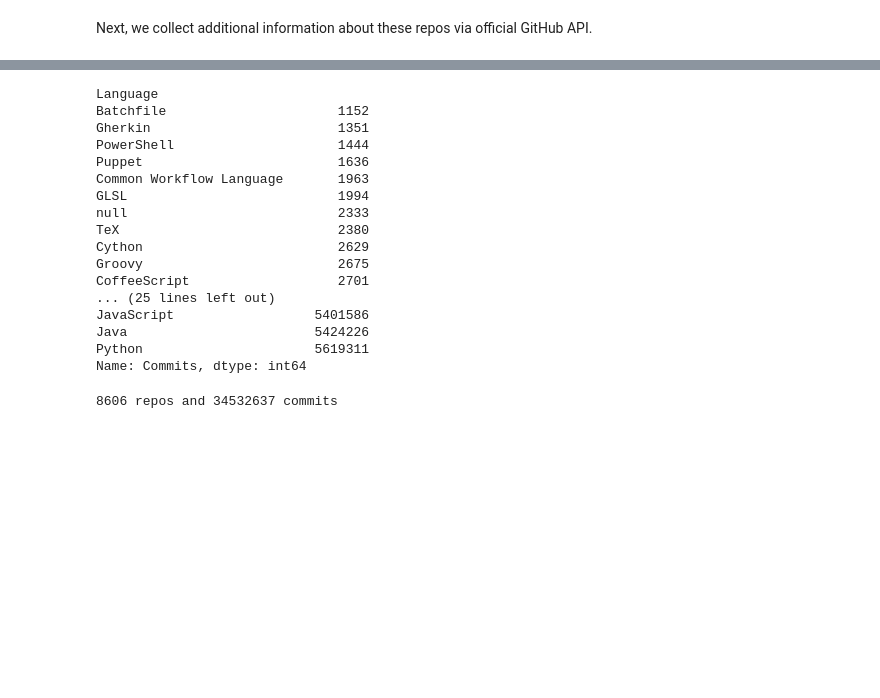
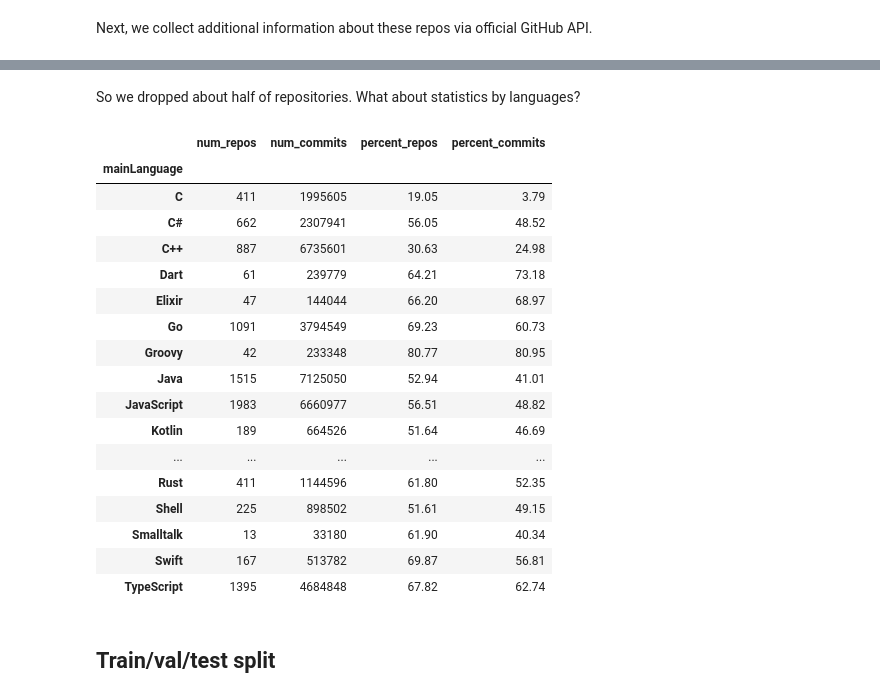
Before and after one commit to saridormi/commit_chronicle, a Jupyter notebook: notebooks/choosing_repos.ipynb, the cells around one changed output, grey strips where cells are left out. Cells and saved outputs as stored; diff of their text form; code cells hidden in the pictures; blank space fills up the shorter version.

Commit message:
Update notebooks with repositories to latest version

```diff
--- a/notebooks/choosing_repos.ipynb
+++ b/notebooks/choosing_repos.ipynb
@@ -119,0 +129,3 @@ ghs_df["Language"] = languages
+# %%
+github_metadata = pd.read_json(github_metadata_path, orient="records", lines=True)
+github_metadata
@@ -119,0 +155,5 @@ ghs_df["Language"] = languages
+# %%
+ghs_df = pd.read_csv("jan_2023_artifacts/ghs_results_25_jan_2023.csv", encoding_errors="ignore")
+ghs_df = ghs_df.merge(github_metadata, on="name", how="inner")
+ghs_df = ghs_df.loc[~ghs_df.github_full_name.isna()]
+ghs_df.groupby("mainLanguage").agg(num_repos=("name", "count"), num_commits=("commits", "sum"))
@@ -158,16 +206,14 @@ Next filtering steps:
 # %%
 # keep repos only with Apache / MIT / BSD license
-res_df = ghs_df.loc[
-    ghs_df["License"].isin(["Apache License 2.0", "MIT License", "BSD 3-Clause New or Revised License"])
+filtered_df = ghs_df.loc[
+    ghs_df["license"].isin(["Apache License 2.0", "MIT License", "BSD 3-Clause New or Revised License"])
 ]
-print(
-    f"After dropping repos without Apache/MIT/BSD licences: {len(res_df)}, diff with previous step: {len(ghs_df) - len(res_df)}"
+logger.info(
+    f"After dropping repos without Apache/MIT/BSD licences: {len(filtered_df)}, diff with previous step: {len(ghs_df) - len(filtered_df)} ({(len(ghs_df) - len(filtered_df)) / len(ghs_df) * 100 :.2f}%)"
 )
-prev_len = len(res_df)
+prev_len = len(filtered_df)
 
 # drop duplicate repos
-res_df = res_df.drop_duplicates(subset=["full_name"])
-print(f"After dropping full_name duplicates: {len(res_df)}, diff with previous step: {prev_len - len(res_df)}")
-
-res_df = res_df.sort_values(by="Stargazers", ascending=False)
+filtered_df = filtered_df.drop_duplicates(subset=["github_full_name"])
+print(f"After dropping full_name duplicates: {len(filtered_df)}, diff with previous step: {prev_len - len(filtered_df)} ({(prev_len - len(filtered_df)) / prev_len * 100 :.2f}%)")
 # %% [output]
@@ -206,24 +221,0 @@ Name: Name, dtype: int64
-# %%
-res_df.groupby("Language").sum()["Commits"].sort_values()
-# %% [output]
-Language
-Batchfile                      1152
-Gherkin                        1351
-PowerShell                     1444
-Puppet                         1636
-Common Workflow Language       1963
-GLSL                           1994
-null                           2333
-TeX                            2380
-Cython                         2629
-Groovy                         2675
-CoffeeScript                   2701
-... (25 lines left out)
-JavaScript                  5401586
-Java                        5424226
-Python                      5619311
-Name: Commits, dtype: int64
-# %%
-print(f"{len(res_df)} repos and {res_df['Commits'].sum()} commits")
-# %% [output]
-8606 repos and 34532637 commits
@@ -233,0 +222,27 @@ res_df["git_url"].to_csv("repos_urls.txt", index=None, header=None)
+# %% [markdown]
+So we dropped about half of repositories. What about statistics by languages?
+# %%
+ghs_stats = ghs_df.groupby("mainLanguage").agg(num_repos=("name", "count"), num_commits=("commits", "sum"))
+filtered_stats = filtered_df.groupby("mainLanguage").agg(num_repos=("name", "count"), num_commits=("commits", "sum"))
+filtered_stats["percent_repos"] = filtered_stats["num_repos"] / ghs_stats["num_repos"] * 100
+filtered_stats["percent_commits"] = filtered_stats["num_commits"] / ghs_stats["num_commits"] * 100
+filtered_stats
+# %% [output]
+|  | num_repos | num_commits | percent_repos | percent_commits |
+| mainLanguage |  |  |  |  |
+| C | 411 | 1995605 | 19.05 | 3.79 |
+| C# | 662 | 2307941 | 56.05 | 48.52 |
+| C++ | 887 | 6735601 | 30.63 | 24.98 |
+| Dart | 61 | 239779 | 64.21 | 73.18 |
+| Elixir | 47 | 144044 | 66.20 | 68.97 |
+| Go | 1091 | 3794549 | 69.23 | 60.73 |
+| Groovy | 42 | 233348 | 80.77 | 80.95 |
+| Java | 1515 | 7125050 | 52.94 | 41.01 |
+| JavaScript | 1983 | 6660977 | 56.51 | 48.82 |
+| Kotlin | 189 | 664526 | 51.64 | 46.69 |
+| ... | ... | ... | ... | ... |
+| Rust | 411 | 1144596 | 61.80 | 52.35 |
+| Shell | 225 | 898502 | 51.61 | 49.15 |
+| Smalltalk | 13 | 33180 | 61.90 | 40.34 |
+| Swift | 167 | 513782 | 69.87 | 56.81 |
+| TypeScript | 1395 | 4684848 | 67.82 | 62.74 |
@@ -233,0 +251,2 @@ res_df["git_url"].to_csv("repos_urls.txt", index=None, header=None)
+# %% [markdown]
+## Train/val/test split
```
Also changed, not shown: parts of 34 cells of this notebook.
